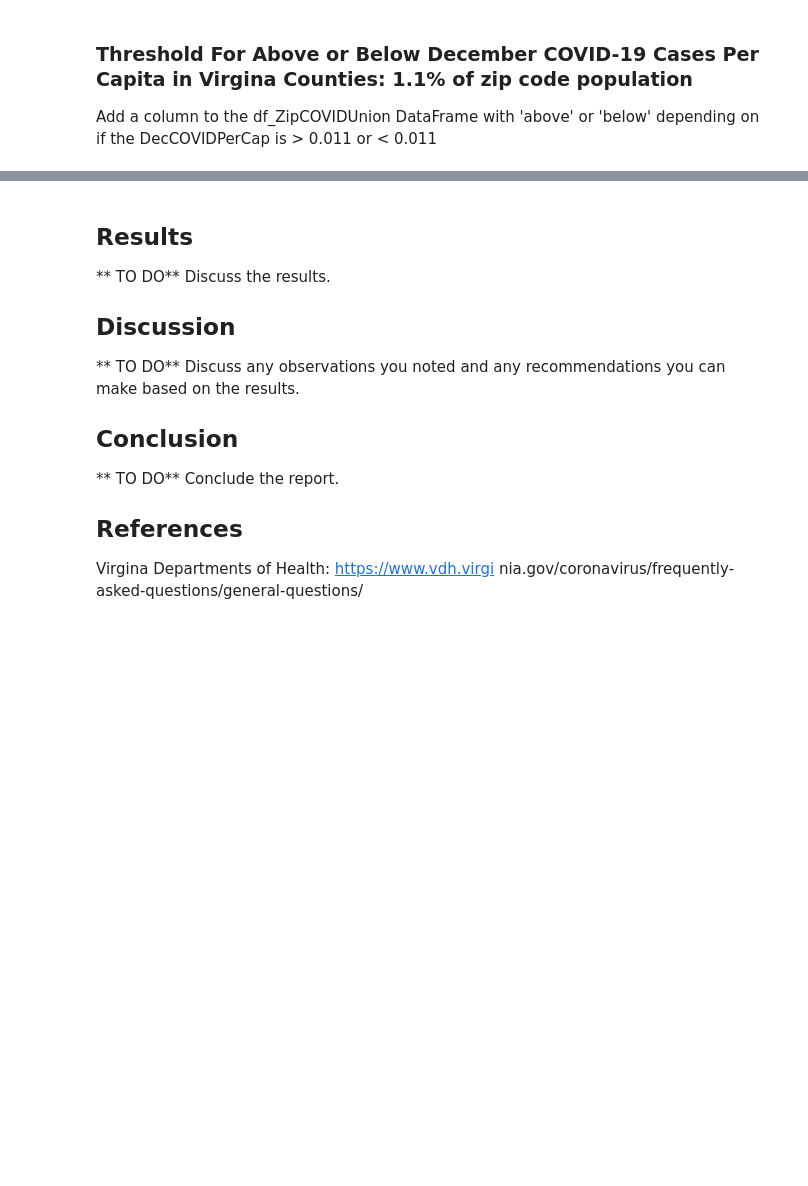
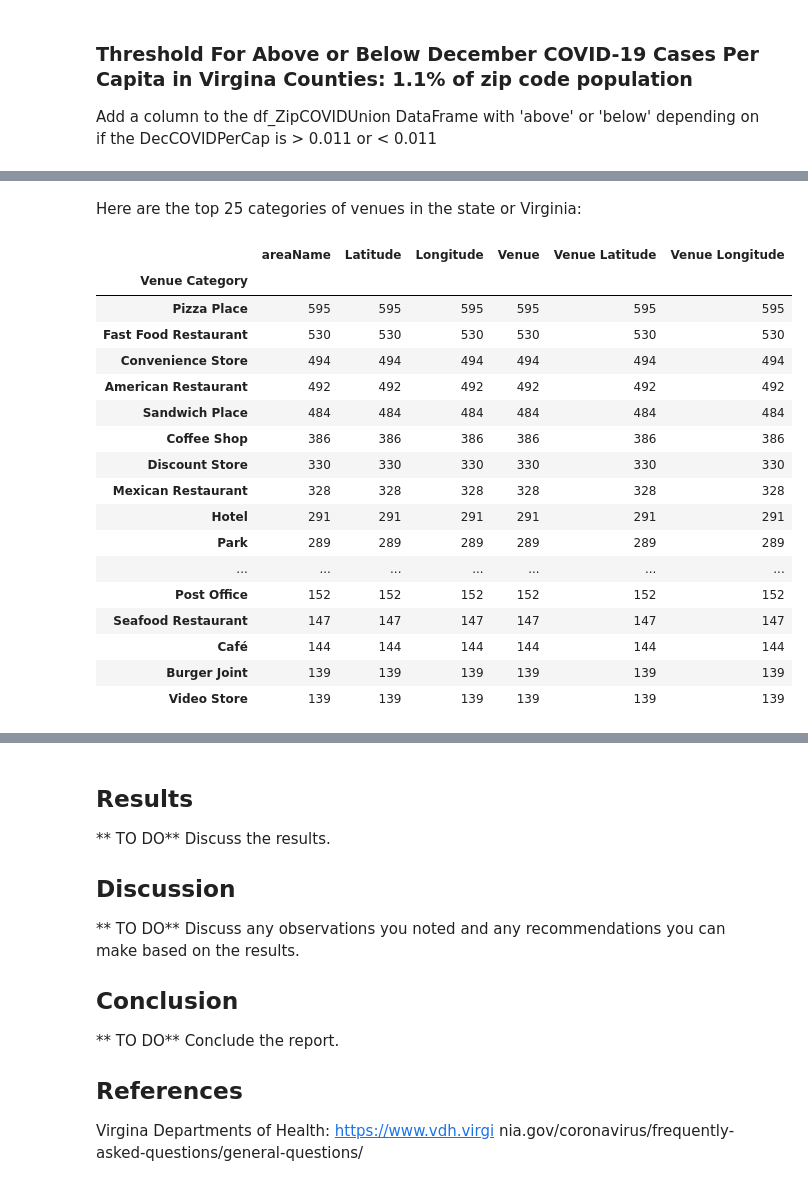
Before and after one commit to hdmcspadden/Virginia_Covid_Trending_Venues, a Jupyter notebook: Trending_Venues_in_Virginia_COVID-19_Hot_Spot_Zip_Codes.ipynb, the cells around one changed output, grey strips where cells are left out. Drawn from its saved outputs; the diff is of its cells as text; code cells hidden in the pictures; blank space fills up the shorter version.

```diff
--- a/Trending_Venues_in_Virginia_COVID-19_Hot_Spot_Zip_Codes.ipynb
+++ b/Trending_Venues_in_Virginia_COVID-19_Hot_Spot_Zip_Codes.ipynb
@@ -403,0 +406,4 @@ I will explore FourSquare trending venues by Virginia zip code. I will merge the
+# %%
+df_ZipsToUse = df_ZipCOVIDUnion.drop(['city','county','pop','DecNumCases','DecCOVIDPerCap'], axis=1)
+print(df_ZipsToUse.shape)
+df_ZipsToUse.head()
@@ -403,0 +551,23 @@ I will explore FourSquare trending venues by Virginia zip code. I will merge the
+# %% [markdown]
+Here are the top 25 categories of venues in the state or Virginia:
+# %%
+nearby_venues.groupby('Venue Category').count().sort_values(by='areaName', ascending=False).head(25)
+# %% [output]
+|  | areaName | Latitude | Longitude | Venue | Venue Latitude | Venue Longitude |
+| Venue Category |  |  |  |  |  |  |
+| Pizza Place | 595 | 595 | 595 | 595 | 595 | 595 |
+| Fast Food Restaurant | 530 | 530 | 530 | 530 | 530 | 530 |
+| Convenience Store | 494 | 494 | 494 | 494 | 494 | 494 |
+| American Restaurant | 492 | 492 | 492 | 492 | 492 | 492 |
+| Sandwich Place | 484 | 484 | 484 | 484 | 484 | 484 |
+| Coffee Shop | 386 | 386 | 386 | 386 | 386 | 386 |
+| Discount Store | 330 | 330 | 330 | 330 | 330 | 330 |
+| Mexican Restaurant | 328 | 328 | 328 | 328 | 328 | 328 |
+| Hotel | 291 | 291 | 291 | 291 | 291 | 291 |
+| Park | 289 | 289 | 289 | 289 | 289 | 289 |
+| ... | ... | ... | ... | ... | ... | ... |
+| Post Office | 152 | 152 | 152 | 152 | 152 | 152 |
+| Seafood Restaurant | 147 | 147 | 147 | 147 | 147 | 147 |
+| Café | 144 | 144 | 144 | 144 | 144 | 144 |
+| Burger Joint | 139 | 139 | 139 | 139 | 139 | 139 |
+| Video Store | 139 | 139 | 139 | 139 | 139 | 139 |
```
Also changed, not shown: parts of 22 cells of this notebook.
